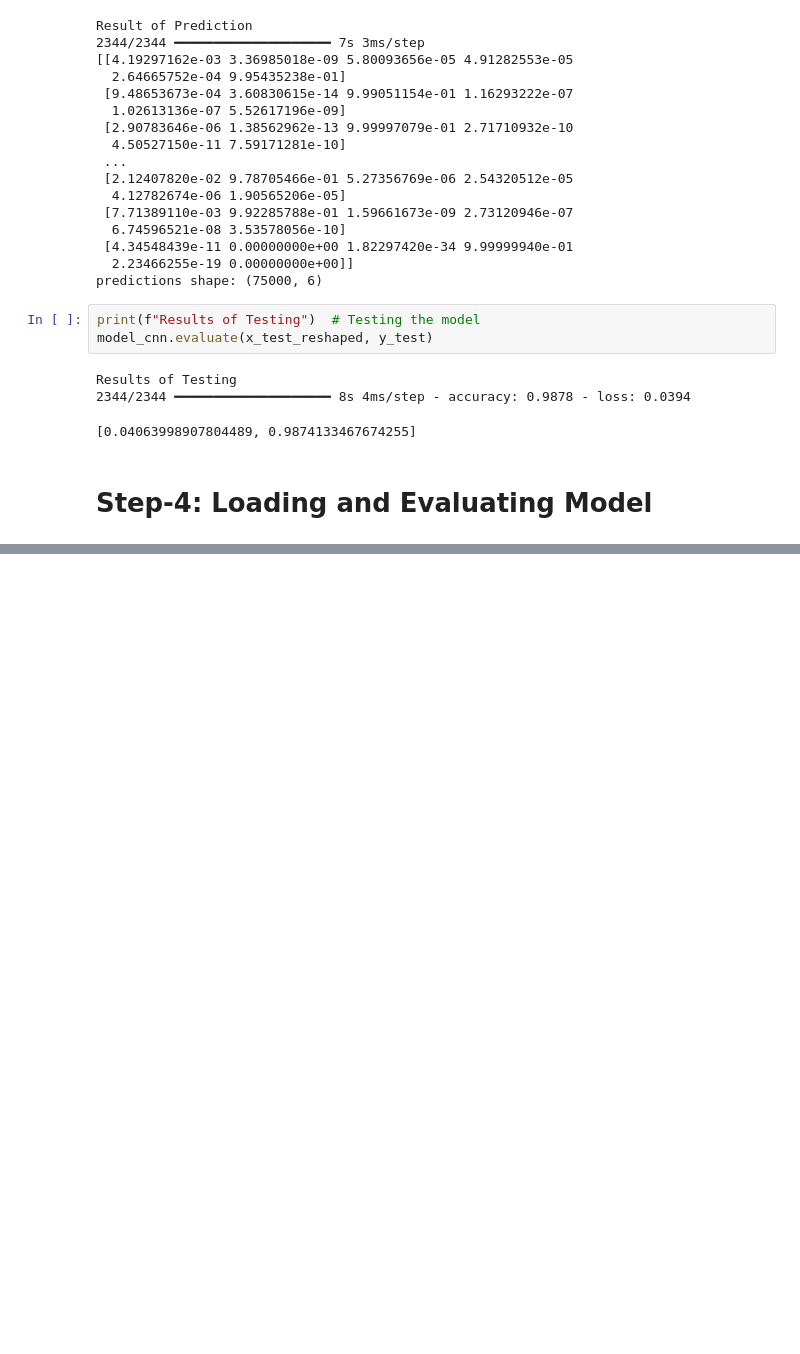
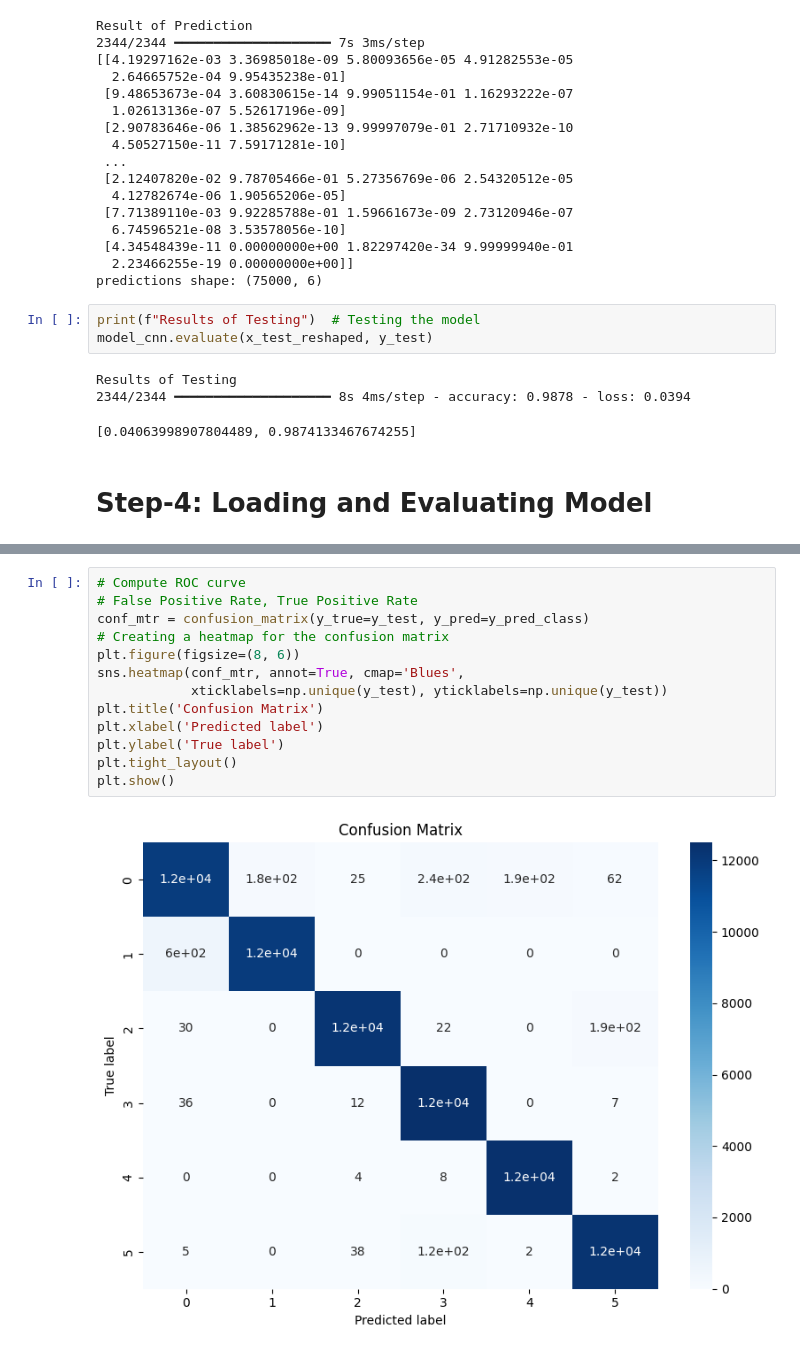
Before and after one commit to SkyDancer45/MinorProject, a Jupyter notebook: Ipynb Files/UEBA/intrusion_detection.ipynb, the cells around one changed output, grey strips where cells are left out. Drawn from its saved outputs; the diff is of its cells as text; blank space fills up the shorter version.

```diff
--- a/Ipynb Files/UEBA/intrusion_detection.ipynb
+++ b/Ipynb Files/UEBA/intrusion_detection.ipynb
@@ -602,0 +607,15 @@ weighted avg       0.94      0.93      0.93     75000
+# %%
+# Compute ROC curve
+# False Positive Rate, True Positive Rate
+conf_mtr = confusion_matrix(y_true=y_test, y_pred=y_pred_class)
+# Creating a heatmap for the confusion matrix
+plt.figure(figsize=(8, 6))
+sns.heatmap(conf_mtr, annot=True, cmap='Blues',
+            xticklabels=np.unique(y_test), yticklabels=np.unique(y_test))
+plt.title('Confusion Matrix')
+plt.xlabel('Predicted label')
+plt.ylabel('True label')
+plt.tight_layout()
+plt.show()
+# %% [output]
+[figure, added]
```
Also changed, not shown: parts of 13 cells of this notebook.
